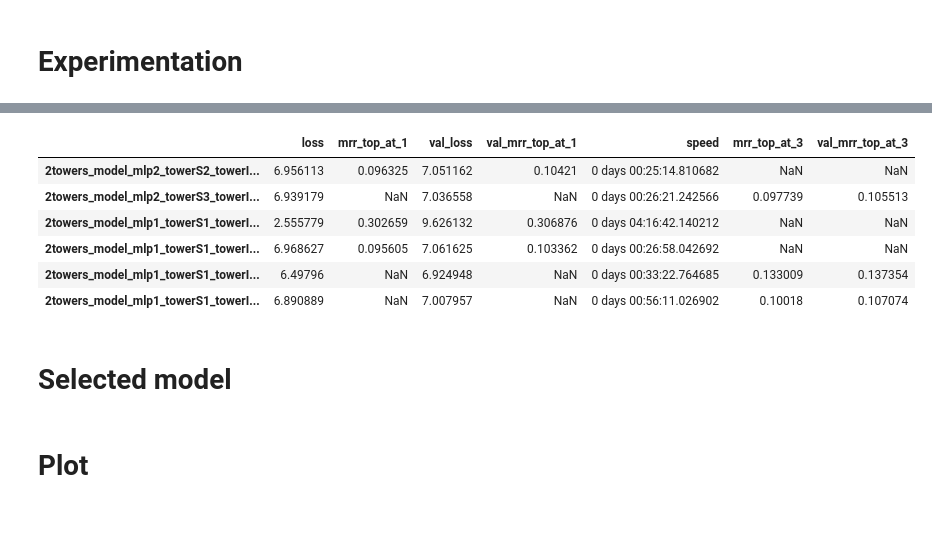
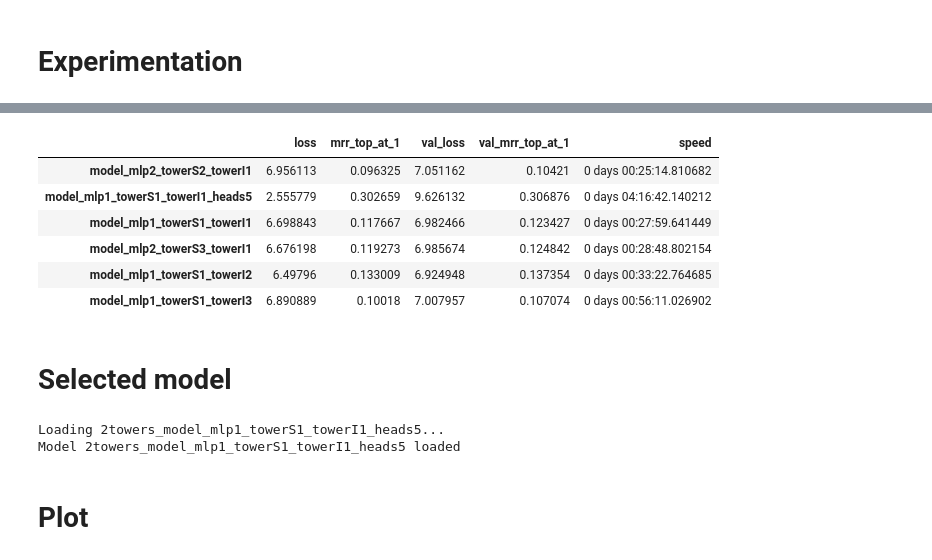
Before and after one commit to stavco9/rs-final-project, a Jupyter notebook: recsys2022/Models_for_ensemble/7a_TwoTowers.ipynb, the cells around one changed output, grey strips where cells are left out. Cells and saved outputs as stored; diff of their text form; code cells hidden in the pictures; blank space fills up the shorter version.

```diff
--- a/recsys2022/Models_for_ensemble/7a_TwoTowers.ipynb
+++ b/recsys2022/Models_for_ensemble/7a_TwoTowers.ipynb
@@ -1,4 +1,5 @@
 # %%
 just_checking_integrity=False
+train_model = False
 rows=3000
 test_rows=1000
@@ -767,22 +772,26 @@ models = {}
 # %%
-# # items tower depth
+# items tower depth
 
-# mlp_layers = 1
-# sessions_tower_height = 1
-# heads = 3
+if train_model:
 
-# for items_tower_height in items_tower:
-#     name = f"2towers_model_mlp{mlp_layers}_towerS{sessions_tower_height}_towerI{items_tower_height}"
-#     model = train(name, heads, mlp_layers, sessions_tower_height, items_tower_height)
-#     models[name] = model
+    mlp_layers = 1
+    sessions_tower_height = 1
+    heads = 3
+
+    for items_tower_height in items_tower:
+        name = f"2towers_model_mlp{mlp_layers}_towerS{sessions_tower_height}_towerI{items_tower_height}"
+        model = train(name, heads, mlp_layers, sessions_tower_height, items_tower_height)
+        models[name] = model
 # %%
-# # number of heads
+# number of heads
 
-# mlp_layers = 1
-# sessions_tower_height = 1
-# items_tower_height = 1
+if train_model:
 
-# for heads in num_heads:
-#     name = f"2towers_model_mlp{mlp_layers}_towerS{sessions_tower_height}_towerI{items_tower_height}"
-#     model = train(name, heads, mlp_layers, sessions_tower_height, items_tower_height)
-#     models[name] = model
+    mlp_layers = 1
+    sessions_tower_height = 1
+    items_tower_height = 1
+
+    for heads in num_heads:
+        name = f"2towers_model_mlp{mlp_layers}_towerS{sessions_tower_height}_towerI{items_tower_height}"
+        model = train(name, heads, mlp_layers, sessions_tower_height, items_tower_height)
+        models[name] = model
@@ -808,15 +817,16 @@ for file in os.listdir(directory):
 2towers_model_mlp1_towerS1_towerI3_results
 # %%
 table = pd.DataFrame(loaded_results)
+table.columns = [name.lstrip('2towers_').rstrip('_results') for name in table.columns]
 table.T
 # %% [output]
-|  | loss | mrr_top_at_1 | val_loss | val_mrr_top_at_1 | speed | mrr_top_at_3 | val_mrr_top_at_3 |
-| 2towers_model_mlp2_towerS2_towerI... | 6.956113 | 0.096325 | 7.051162 | 0.10421 | 0 days 00:25:14.810682 | NaN | NaN |
-| 2towers_model_mlp2_towerS3_towerI... | 6.939179 | NaN | 7.036558 | NaN | 0 days 00:26:21.242566 | 0.097739 | 0.105513 |
-| 2towers_model_mlp1_towerS1_towerI... | 2.555779 | 0.302659 | 9.626132 | 0.306876 | 0 days 04:16:42.140212 | NaN | NaN |
-| 2towers_model_mlp1_towerS1_towerI... | 6.968627 | 0.095605 | 7.061625 | 0.103362 | 0 days 00:26:58.042692 | NaN | NaN |
-| 2towers_model_mlp1_towerS1_towerI... | 6.49796 | NaN | 6.924948 | NaN | 0 days 00:33:22.764685 | 0.133009 | 0.137354 |
-| 2towers_model_mlp1_towerS1_towerI... | 6.890889 | NaN | 7.007957 | NaN | 0 days 00:56:11.026902 | 0.10018 | 0.107074 |
+|  | loss | mrr_top_at_1 | val_loss | val_mrr_top_at_1 | speed |
+| model_mlp2_towerS2_towerI1 | 6.956113 | 0.096325 | 7.051162 | 0.10421 | 0 days 00:25:14.810682 |
+| model_mlp1_towerS1_towerI1_heads5 | 2.555779 | 0.302659 | 9.626132 | 0.306876 | 0 days 04:16:42.140212 |
+| model_mlp1_towerS1_towerI1 | 6.698843 | 0.117667 | 6.982466 | 0.123427 | 0 days 00:27:59.641449 |
+| model_mlp2_towerS3_towerI1 | 6.676198 | 0.119273 | 6.985674 | 0.124842 | 0 days 00:28:48.802154 |
+| model_mlp1_towerS1_towerI2 | 6.49796 | 0.133009 | 6.924948 | 0.137354 | 0 days 00:33:22.764685 |
+| model_mlp1_towerS1_towerI3 | 6.890889 | 0.10018 | 7.007957 | 0.107074 | 0 days 00:56:11.026902 |
 # %% [markdown]
 # Selected model
 # %%
@@ -835,8 +845,11 @@ def load_model(file_name):
     print(f"Model {file_name} loaded")
     return model
 
-selected_model = '2towers_model_mlp2_towerS1_towerI1'
+selected_model = '2towers_model_mlp1_towerS1_towerI1_heads5'
 model_for_training = load_model(selected_model)
+# %% [output]
+Loading 2towers_model_mlp1_towerS1_towerI1_heads5...
+Model 2towers_model_mlp1_towerS1_towerI1_heads5 loaded
 # %% [markdown]
 # Plot
 # %%
```
Also changed, not shown: parts of 14 cells of this notebook.
